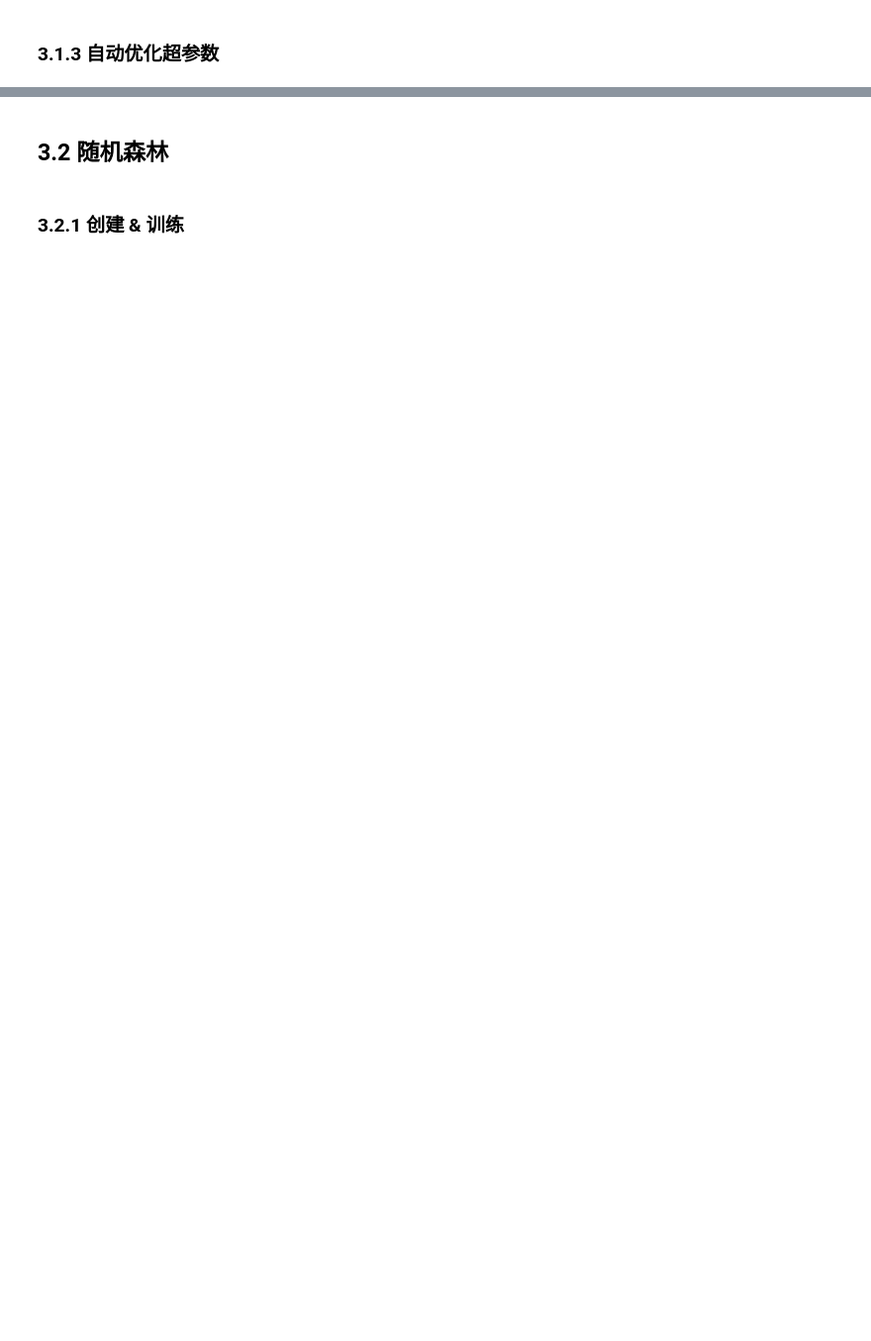
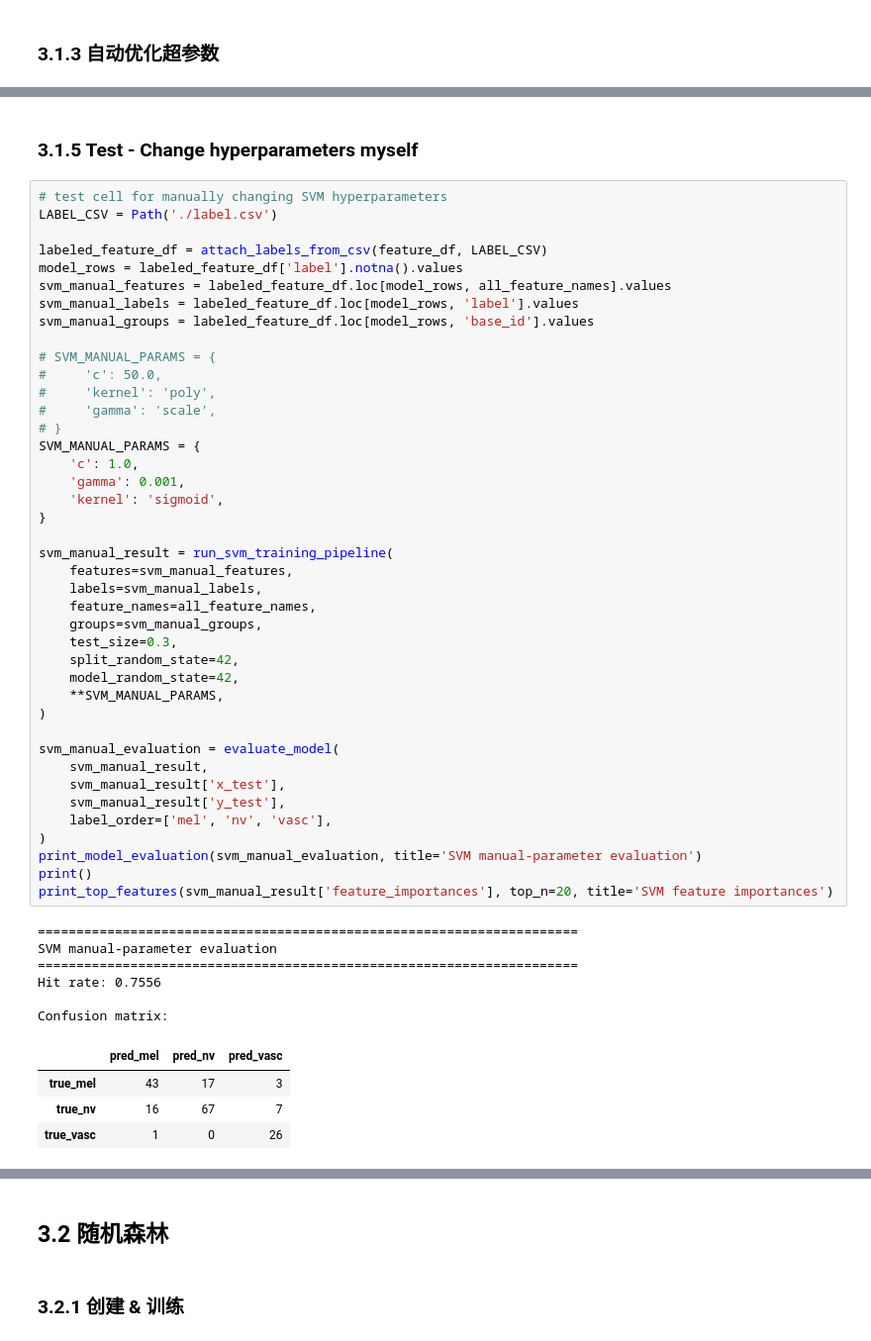
Before and after one commit to right-or-not/BIP, a Jupyter notebook: project2/Data_Proj2_Submit/submit.ipynb, the cells around one changed output, grey strips where cells are left out. Shown at 99% size. Saved outputs shown, nothing was run; the diff lists cells and outputs as text; blank space fills up the shorter version.

```diff
--- a/project2/Data_Proj2_Submit/submit.ipynb
+++ b/project2/Data_Proj2_Submit/submit.ipynb
@@ -1281,0 +1473,54 @@ weighted avg       0.86      0.86      0.86       180
+# %% [markdown]
+### 3.1.5 Test - Change hyperparameters myself
+# %%
+# test cell for manually changing SVM hyperparameters
+LABEL_CSV = Path('./label.csv')
+
+labeled_feature_df = attach_labels_from_csv(feature_df, LABEL_CSV)
+model_rows = labeled_feature_df['label'].notna().values
+svm_manual_features = labeled_feature_df.loc[model_rows, all_feature_names].values
+svm_manual_labels = labeled_feature_df.loc[model_rows, 'label'].values
+svm_manual_groups = labeled_feature_df.loc[model_rows, 'base_id'].values
+
+# SVM_MANUAL_PARAMS = {
+#     'c': 50.0,
+#     'kernel': 'poly',
+#     'gamma': 'scale',
+# }
+SVM_MANUAL_PARAMS = {
+    'c': 1.0,
+    'gamma': 0.001,
+    'kernel': 'sigmoid',
+}
+
+svm_manual_result = run_svm_training_pipeline(
+    features=svm_manual_features,
+    labels=svm_manual_labels,
+    feature_names=all_feature_names,
+    groups=svm_manual_groups,
+    test_size=0.3,
+    split_random_state=42,
+    model_random_state=42,
+    **SVM_MANUAL_PARAMS,
+)
+
+svm_manual_evaluation = evaluate_model(
+    svm_manual_result,
+    svm_manual_result['x_test'],
+    svm_manual_result['y_test'],
+    label_order=['mel', 'nv', 'vasc'],
+)
+print_model_evaluation(svm_manual_evaluation, title='SVM manual-parameter evaluation')
+print()
+print_top_features(svm_manual_result['feature_importances'], top_n=20, title='SVM feature importances')
+# %% [output]
+======================================================================
+SVM manual-parameter evaluation
+======================================================================
+Hit rate: 0.7556
+
+Confusion matrix:
+|  | pred_mel | pred_nv | pred_vasc |
+| true_mel | 43 | 17 | 3 |
+| true_nv | 16 | 67 | 7 |
+| true_vasc | 1 | 0 | 26 |
```
Also changed, not shown: parts of 58 cells of this notebook, 3 other files.
